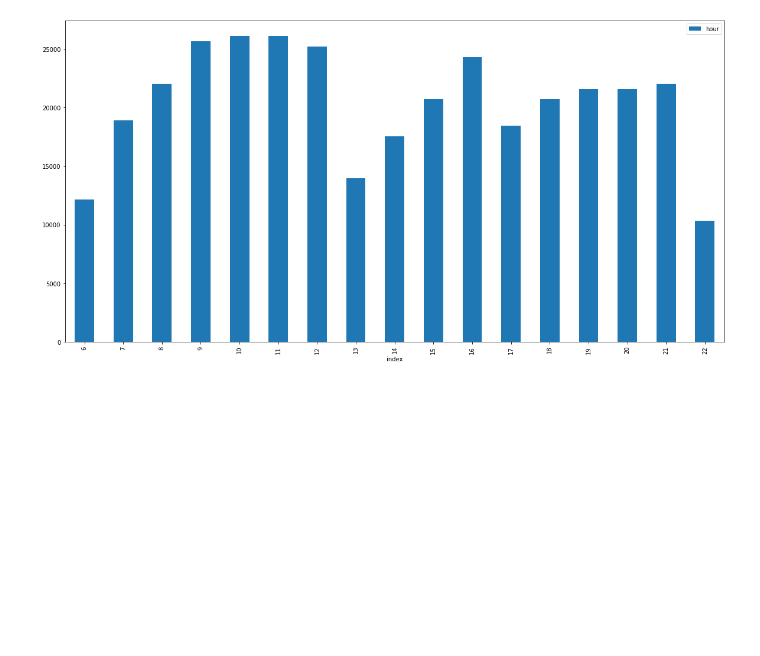
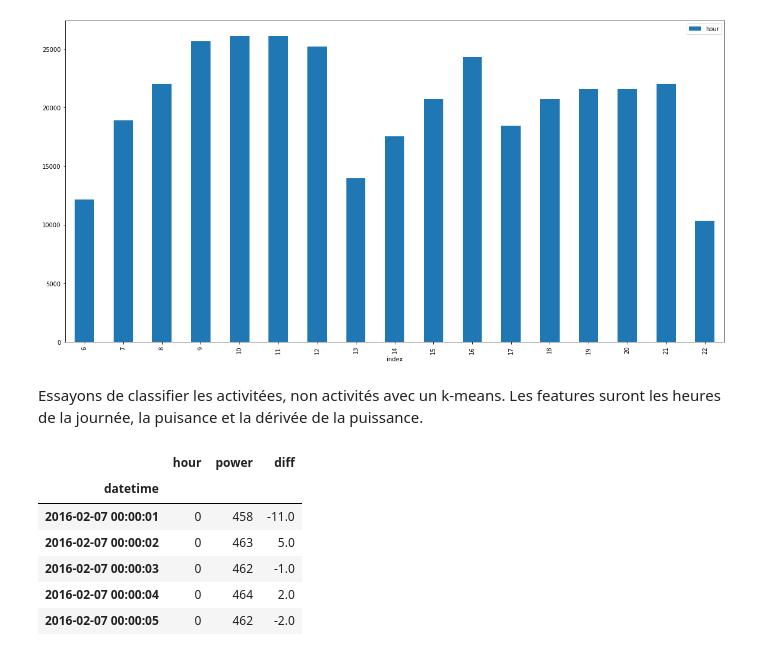
Before and after one commit to hugo-mi/Activity_Detection_From_Electrical_Consumption_Load_Curves, a Jupyter notebook: Exploratory Data Analysis/data_powers.ipynb, the cells around one changed output. Saved outputs shown, nothing was run; the diff lists cells and outputs as text; code cells hidden in the pictures; blank space fills up the shorter version.

```diff
--- a/Exploratory Data Analysis/data_powers.ipynb
+++ b/Exploratory Data Analysis/data_powers.ipynb
@@ -208,3 +208,21 @@ On observe que quelques points marqués comme non activité avec des relevés de
 pd.DataFrame(house1_power_blk1.loc[house1_power_blk1['activity'] > 0, 'hour'].value_counts()).reset_index(drop=False).sort_values(by='index').plot.bar(x='index', y='hour', figsize=(20,10), legend='Histogramme activité=f(heure)');
 # %% [output]
 [figure]
+# %% [markdown]
+Essayons de classifier les activitées, non activités avec un k-means. Les features suront les heures de la journée, la puisance et la dérivée de la puissance.
+# %%
+house1_pwr_blk1_agg = pd.DataFrame()
+house1_pwr_blk1_agg['hour'] = house1_power_blk1['hour'].copy()
+house1_pwr_blk1_agg['power'] = house1_power_blk1[labels_active].sum(axis=1).copy()
+house1_pwr_blk1_agg['diff'] = house1_pwr_blk1_agg['power'].diff()
+house1_pwr_blk1_agg = house1_pwr_blk1_agg.dropna()
+
+house1_pwr_blk1_agg.head()
+# %% [output]
+|  | hour | power | diff |
+| datetime |  |  |  |
+| 2016-02-07 00:00:01 | 0 | 458 | -11.0 |
+| 2016-02-07 00:00:02 | 0 | 463 | 5.0 |
+| 2016-02-07 00:00:03 | 0 | 462 | -1.0 |
+| 2016-02-07 00:00:04 | 0 | 464 | 2.0 |
+| 2016-02-07 00:00:05 | 0 | 462 | -2.0 |
```
Also changed, not shown: parts of 4 cells of this notebook.
